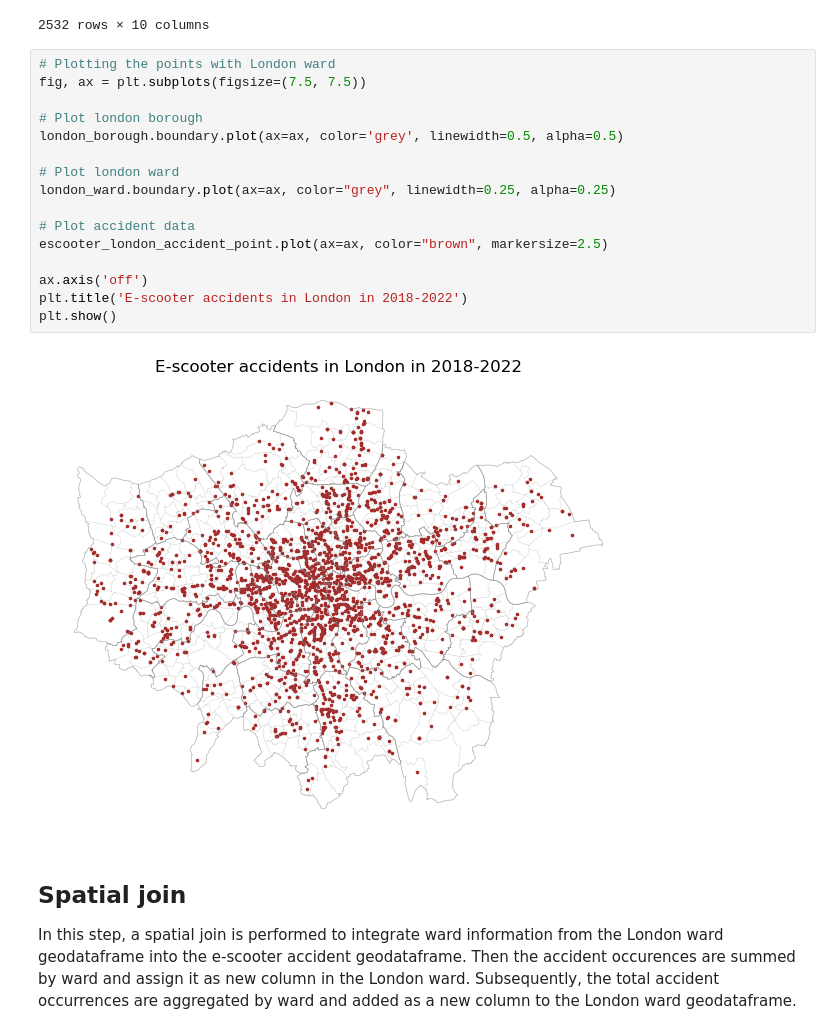
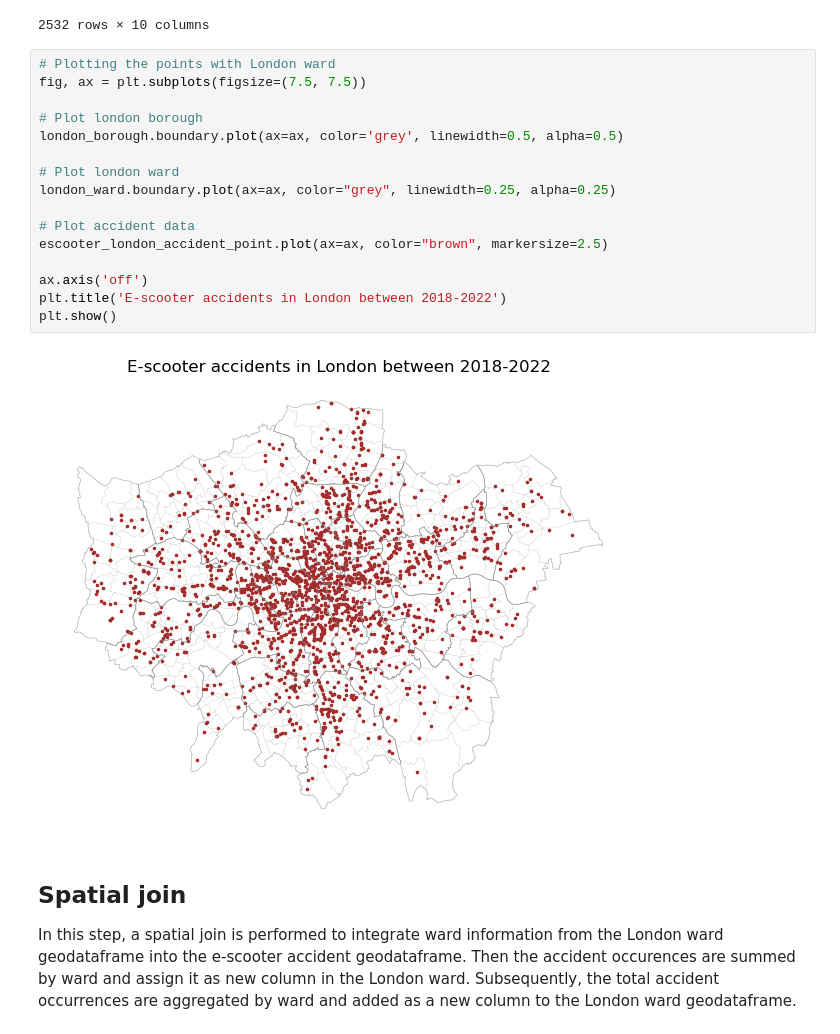
Before and after one commit to fajrunwm/escooter, a Jupyter notebook: london_escooter_accident.ipynb, the cells around one changed output. Drawn from its saved outputs; the diff is of its cells as text.

Commit message:
Add files via upload
other changes on graphics

```diff
--- a/london_escooter_accident.ipynb
+++ b/london_escooter_accident.ipynb
@@ -328,21 +328,21 @@ escooter_london_accident_point
 # %%
 # Plotting the points with London ward
 fig, ax = plt.subplots(figsize=(7.5, 7.5))
 
 # Plot london borough
 london_borough.boundary.plot(ax=ax, color='grey', linewidth=0.5, alpha=0.5)
 
 # Plot london ward
 london_ward.boundary.plot(ax=ax, color="grey", linewidth=0.25, alpha=0.25)
 
 # Plot accident data
 escooter_london_accident_point.plot(ax=ax, color="brown", markersize=2.5)
 
 ax.axis('off')
-plt.title('E-scooter accidents in London in 2018-2022')
+plt.title('E-scooter accidents in London between 2018-2022')
 plt.show()
 # %% [output]
-[figure, old version]
+[figure, new version]
 # %% [markdown]
 ## Spatial join
 
```
Also changed, not shown: parts of 2 cells of this notebook.
